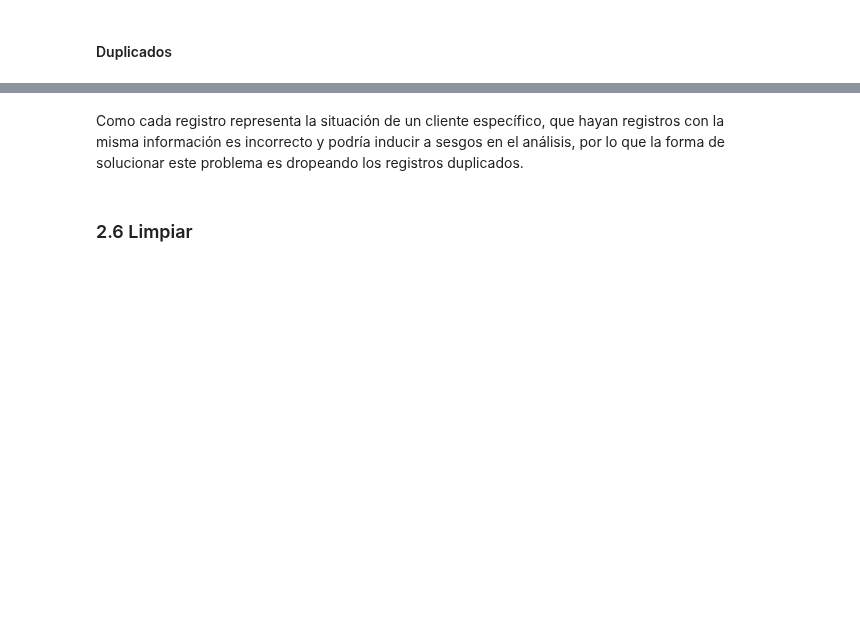
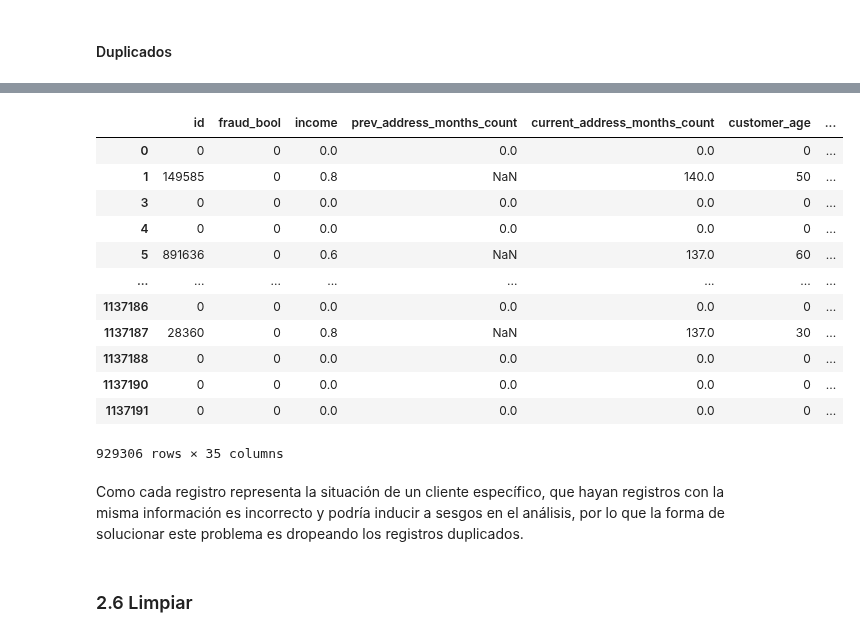
Before and after one commit to RaulSilvaA/MDS7202-mora-silva, a Jupyter notebook: Proyecto1/Proyecto.ipynb, the cells around one changed output, grey strips where cells are left out. Drawn from its saved outputs; the diff is of its cells as text; code cells hidden in the pictures; blank space fills up the shorter version.

```diff
--- a/Proyecto1/Proyecto.ipynb
+++ b/Proyecto1/Proyecto.ipynb
@@ -490,3 +646,4 @@ Primero se verá cuántos datos son los duplicados en la base y luego, se filtra
 # %%
-len(bbdd_final)-len(bbdd_final.drop_duplicates())
+bbdd_final=bbdd_final.drop(['origen'], axis=1)
+len(bbdd_final)-(len(bbdd_final)-len(bbdd_final.drop_duplicates()))
 # %% [output]
@@ -548,3 +651,21 @@ base_duplicados
+# %%
+pd.set_option('display.max_columns', None)
+# %%
+bbdd_final[bbdd_final.duplicated(keep=False)]
+# %% [output]
+|  | id | fraud_bool | income | prev_address_months_count | current_address_months_count | customer_age | ... |
+| 0 | 0 | 0 | 0.0 | 0.0 | 0.0 | 0 | ... |
+| 1 | 149585 | 0 | 0.8 | NaN | 140.0 | 50 | ... |
+| 3 | 0 | 0 | 0.0 | 0.0 | 0.0 | 0 | ... |
+| 4 | 0 | 0 | 0.0 | 0.0 | 0.0 | 0 | ... |
+| 5 | 891636 | 0 | 0.6 | NaN | 137.0 | 60 | ... |
+| ... | ... | ... | ... | ... | ... | ... | ... |
+| 1137186 | 0 | 0 | 0.0 | 0.0 | 0.0 | 0 | ... |
+| 1137187 | 28360 | 0 | 0.8 | NaN | 137.0 | 30 | ... |
+| 1137188 | 0 | 0 | 0.0 | 0.0 | 0.0 | 0 | ... |
+| 1137190 | 0 | 0 | 0.0 | 0.0 | 0.0 | 0 | ... |
+| 1137191 | 0 | 0 | 0.0 | 0.0 | 0.0 | 0 | ... |
+929306 rows × 35 columns
 # %% [markdown]
 Como cada registro representa la situación de un cliente específico, que hayan registros con la misma información es incorrecto y podría inducir a sesgos en el análisis, por lo que la forma de solucionar este problema es dropeando los registros duplicados.
 # %% [markdown]
```
Also changed, not shown: parts of 67 cells of this notebook.
